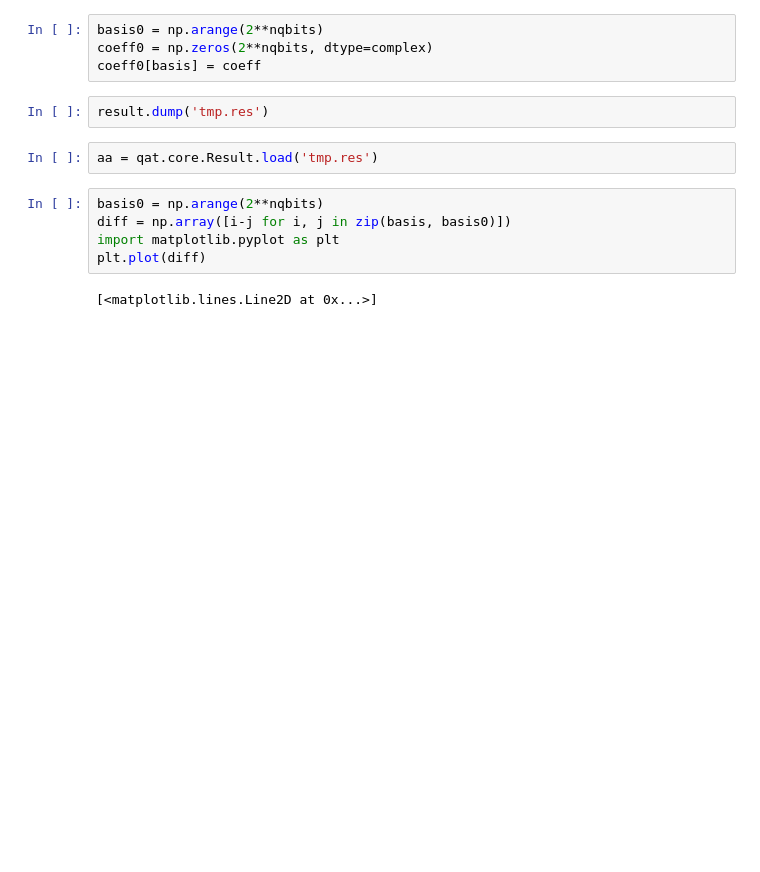
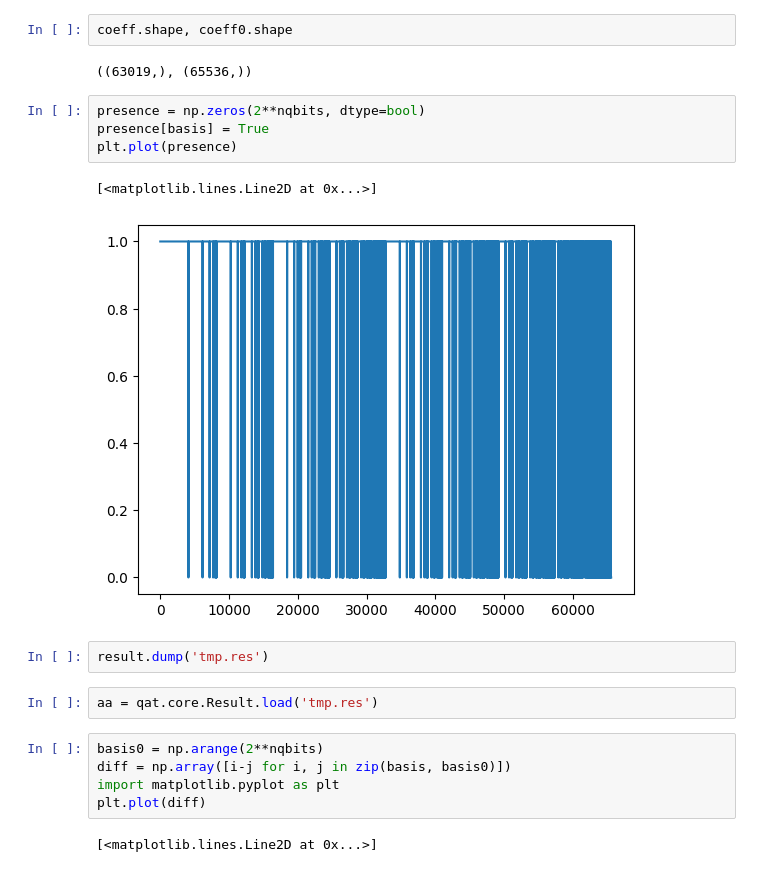
Before and after one commit to ICHEC/myqlm-wf, a Jupyter notebook: qc-together.ipynb, the cells around one changed output. Cells and saved outputs as stored; diff of their text form; blank space fills up the shorter version.

```diff
--- a/qc-together.ipynb
+++ b/qc-together.ipynb
@@ -161,7 +165,14 @@ Time processing vecs : 0.0332951545715332
-# %%
-basis0 = np.arange(2**nqbits)
-coeff0 = np.zeros(2**nqbits, dtype=complex)
-coeff0[basis] = coeff
+# %%
+coeff.shape, coeff0.shape
+# %% [output]
+((63019,), (65536,))
+# %%
+presence = np.zeros(2**nqbits, dtype=bool)
+presence[basis] = True
+plt.plot(presence)
+# %% [output]
+[<matplotlib.lines.Line2D at 0x...>]
+[figure, added]
 # %%
 result.dump('tmp.res')
 # %%
```
Also changed, not shown: parts of 2 cells of this notebook.
